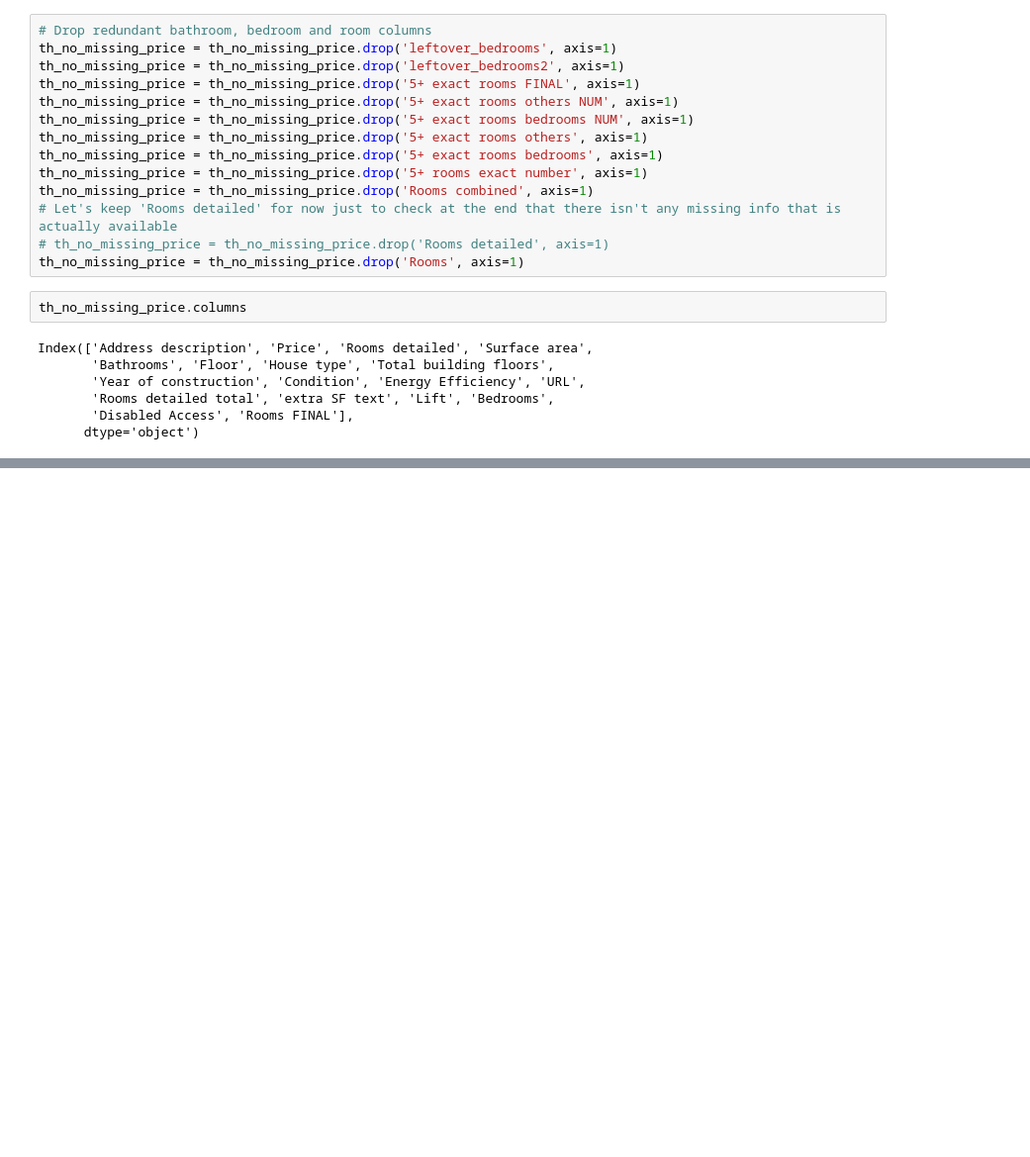
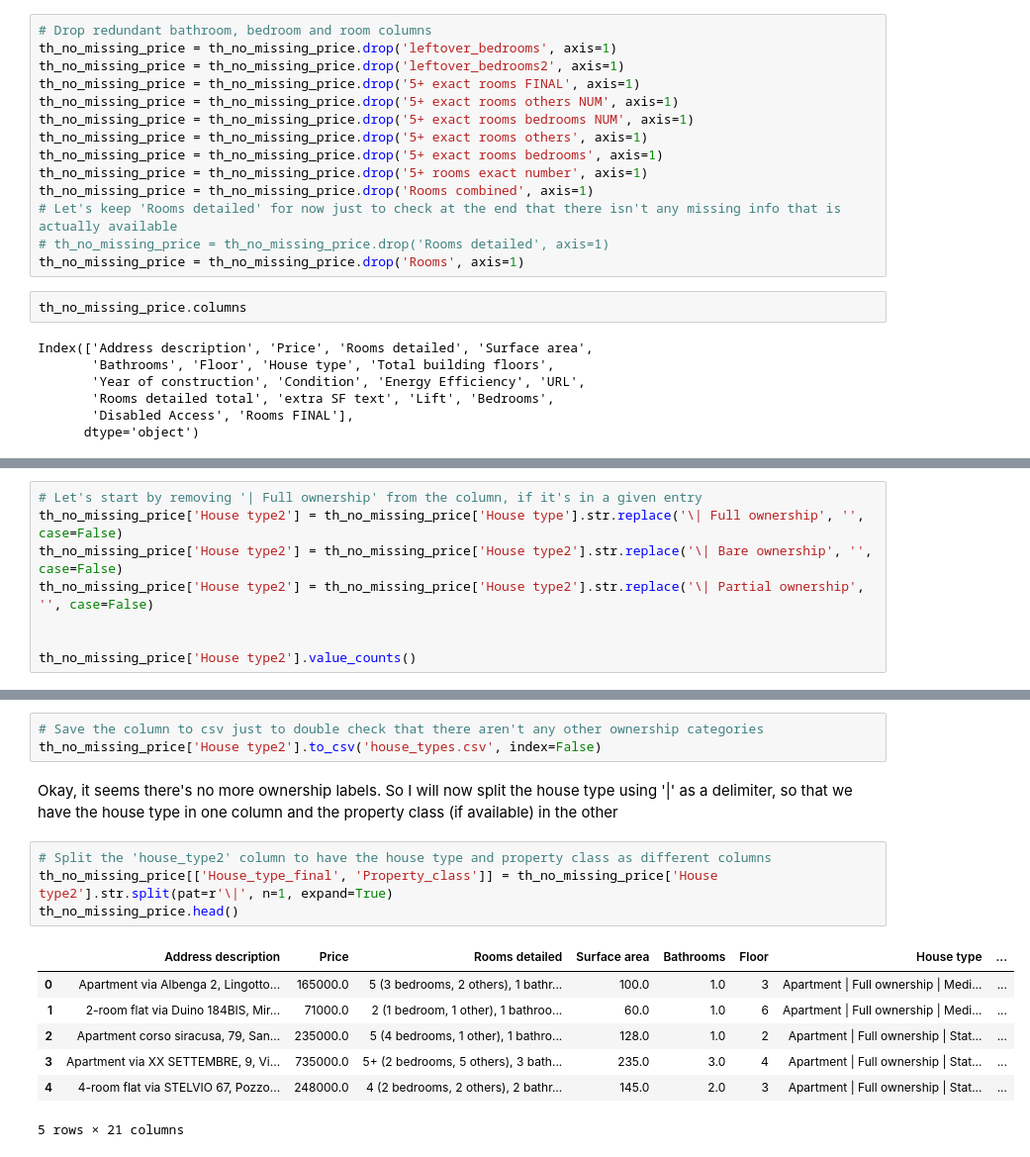
Before and after one commit to bakerhans/torino_house_prices, a Jupyter notebook: torino-houses-data-cleaning-exploration.ipynb, the cells around one changed output, grey strips where cells are left out. Shown: that part at 99% size. Drawn from its saved outputs; the diff is of its cells as text; blank space fills up the shorter version.

```diff
--- a/torino-houses-data-cleaning-exploration.ipynb
+++ b/torino-houses-data-cleaning-exploration.ipynb
@@ -1719,0 +1780,8 @@ Index(['Address description', 'Price', 'Rooms detailed', 'Surface area',
+# %%
+# Let's start by removing '| Full ownership' from the column, if it's in a given entry
+th_no_missing_price['House type2'] = th_no_missing_price['House type'].str.replace('\| Full ownership', '', case=False)
+th_no_missing_price['House type2'] = th_no_missing_price['House type2'].str.replace('\| Bare ownership', '', case=False)
+th_no_missing_price['House type2'] = th_no_missing_price['House type2'].str.replace('\| Partial ownership', '', case=False)
+
+
+th_no_missing_price['House type2'].value_counts()
@@ -1719,0 +1806,17 @@ Index(['Address description', 'Price', 'Rooms detailed', 'Surface area',
+# %%
+# Save the column to csv just to double check that there aren't any other ownership categories
+th_no_missing_price['House type2'].to_csv('house_types.csv', index=False)
+# %% [markdown]
+Okay, it seems there's no more ownership labels. So I will now split the house type using '|' as a delimiter, so that we have the house type in one column and the property class (if available) in the other
+# %%
+# Split the 'house_type2' column to have the house type and property class as different columns
+th_no_missing_price[['House_type_final', 'Property_class']] = th_no_missing_price['House type2'].str.split(pat=r'\|', n=1, expand=True)
+th_no_missing_price.head()
+# %% [output]
+|  | Address description | Price | Rooms detailed | Surface area | Bathrooms | Floor | House type | ... |
+| 0 | Apartment via Albenga 2, Lingotto... | 165000.0 | 5 (3 bedrooms, 2 others), 1 bathr... | 100.0 | 1.0 | 3 | Apartment | Full ownership | Medi... | ... |
+| 1 | 2-room flat via Duino 184BIS, Mir... | 71000.0 | 2 (1 bedroom, 1 other), 1 bathroo... | 60.0 | 1.0 | 6 | Apartment | Full ownership | Medi... | ... |
+| 2 | Apartment corso siracusa, 79, San... | 235000.0 | 5 (4 bedrooms, 1 other), 1 bathro... | 128.0 | 1.0 | 2 | Apartment | Full ownership | Stat... | ... |
+| 3 | Apartment via XX SETTEMBRE, 9, Vi... | 735000.0 | 5+ (2 bedrooms, 5 others), 3 bath... | 235.0 | 3.0 | 4 | Apartment | Full ownership | Stat... | ... |
+| 4 | 4-room flat via STELVIO 67, Pozzo... | 248000.0 | 4 (2 bedrooms, 2 others), 2 bathr... | 145.0 | 2.0 | 3 | Apartment | Full ownership | Stat... | ... |
+5 rows × 21 columns
```
Also changed, not shown: parts of 69 cells of this notebook.
